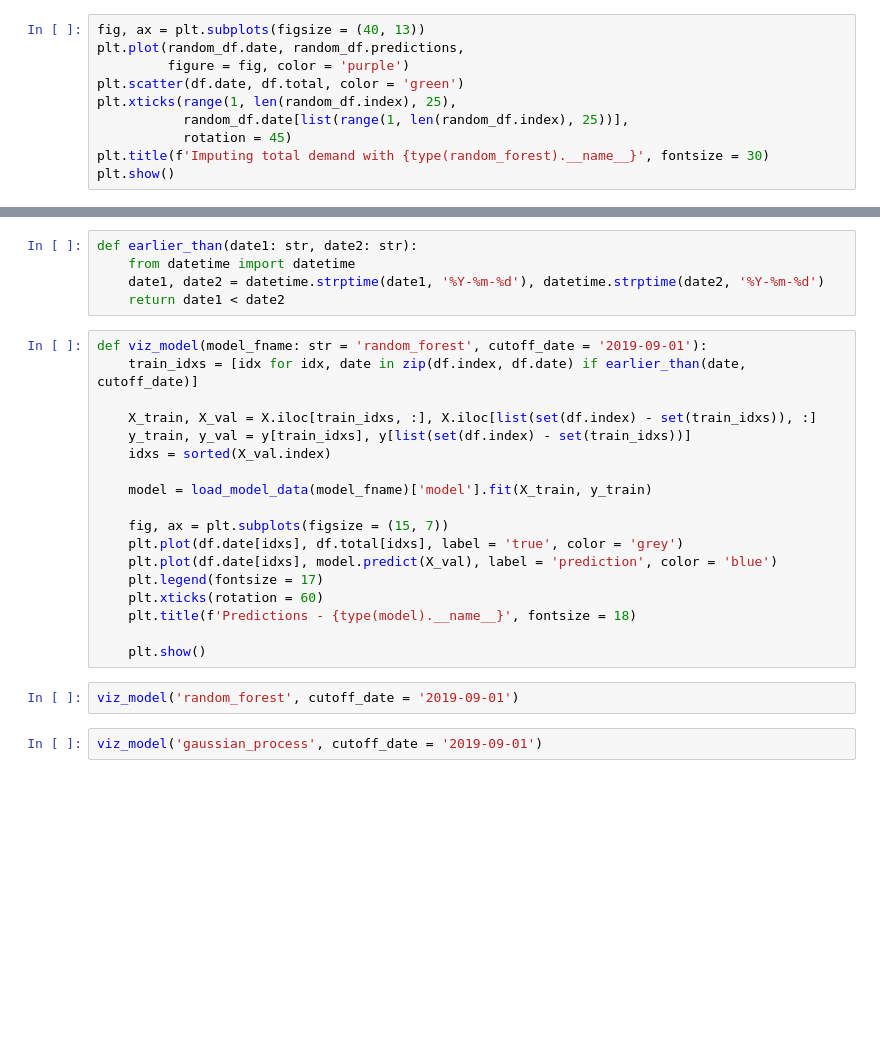
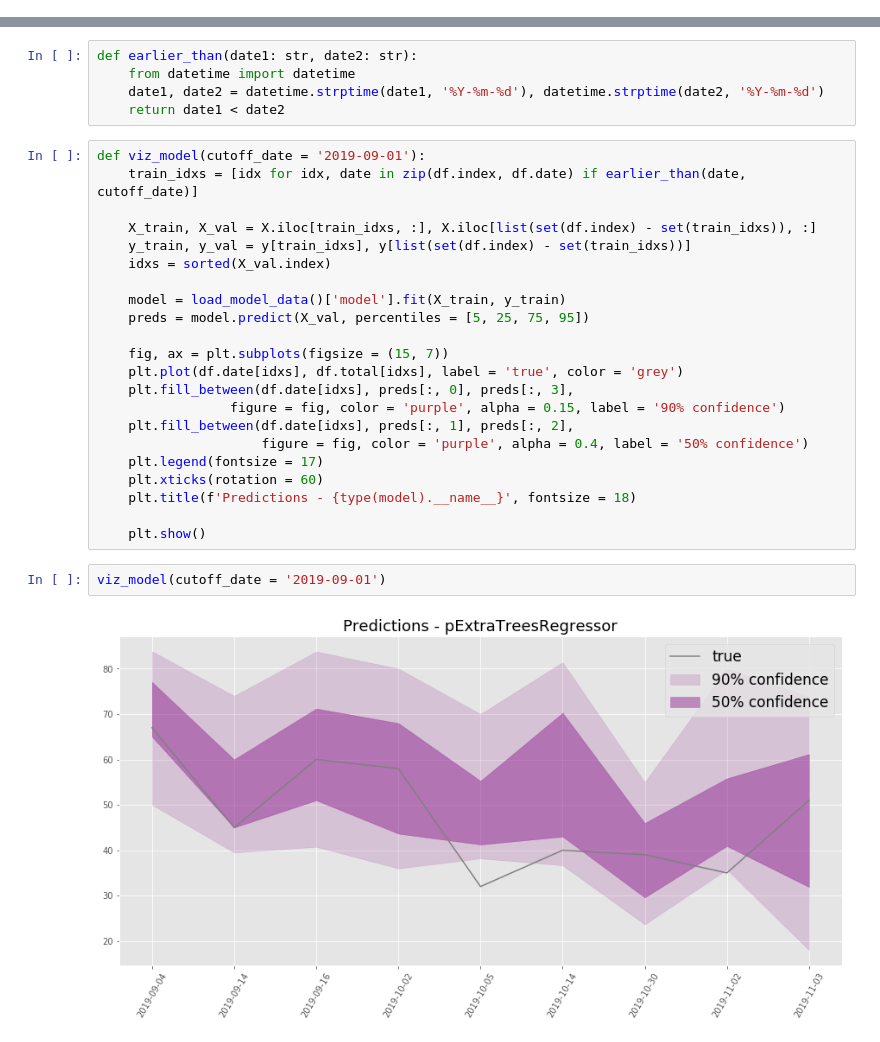
Before and after one commit to souper-streetwise/predictive-model, a Jupyter notebook: src/data_analysis.ipynb, the cells around one changed output, grey strips where cells are left out. Saved outputs shown, nothing was run; the diff lists cells and outputs as text; blank space fills up the shorter version.

```diff
--- a/src/data_analysis.ipynb
+++ b/src/data_analysis.ipynb
@@ -76,13 +135,3 @@ random_df.head()
-# %%
-fig, ax = plt.subplots(figsize = (40, 13))
-plt.plot(random_df.date, random_df.predictions,
-         figure = fig, color = 'purple')
-plt.scatter(df.date, df.total, color = 'green')
-plt.xticks(range(1, len(random_df.index), 25),
-           random_df.date[list(range(1, len(random_df.index), 25))],
-           rotation = 45)
-plt.title(f'Imputing total demand with {type(random_forest).__name__}', fontsize = 30)
-plt.show()
 # %% [markdown]
 ## Visualising model performance
 # %%
@@ -91,24 +140,28 @@ def earlier_than(date1: str, date2: str):
     date1, date2 = datetime.strptime(date1, '%Y-%m-%d'), datetime.strptime(date2, '%Y-%m-%d')
     return date1 < date2
 # %%
-def viz_model(model_fname: str = 'random_forest', cutoff_date = '2019-09-01'):
+def viz_model(cutoff_date = '2019-09-01'):
     train_idxs = [idx for idx, date in zip(df.index, df.date) if earlier_than(date, cutoff_date)]
 
     X_train, X_val = X.iloc[train_idxs, :], X.iloc[list(set(df.index) - set(train_idxs)), :]
     y_train, y_val = y[train_idxs], y[list(set(df.index) - set(train_idxs))]
     idxs = sorted(X_val.index)
 
-    model = load_model_data(model_fname)['model'].fit(X_train, y_train)
+    model = load_model_data()['model'].fit(X_train, y_train)
+    preds = model.predict(X_val, percentiles = [5, 25, 75, 95])
 
     fig, ax = plt.subplots(figsize = (15, 7))
     plt.plot(df.date[idxs], df.total[idxs], label = 'true', color = 'grey')
-    plt.plot(df.date[idxs], model.predict(X_val), label = 'prediction', color = 'blue')
+    plt.fill_between(df.date[idxs], preds[:, 0], preds[:, 3],
+                 figure = fig, color = 'purple', alpha = 0.15, label = '90% confidence')
+    plt.fill_between(df.date[idxs], preds[:, 1], preds[:, 2],
+                     figure = fig, color = 'purple', alpha = 0.4, label = '50% confidence')
     plt.legend(fontsize = 17)
     plt.xticks(rotation = 60)
     plt.title(f'Predictions - {type(model).__name__}', fontsize = 18)
 
     plt.show()
 # %%
-viz_model('random_forest', cutoff_date = '2019-09-01')
+viz_model(cutoff_date = '2019-09-01')
+# %% [output]
+[figure, added]
-# %%
-viz_model('gaussian_process', cutoff_date = '2019-09-01')
```
Also changed, not shown: parts of 18 cells of this notebook.
